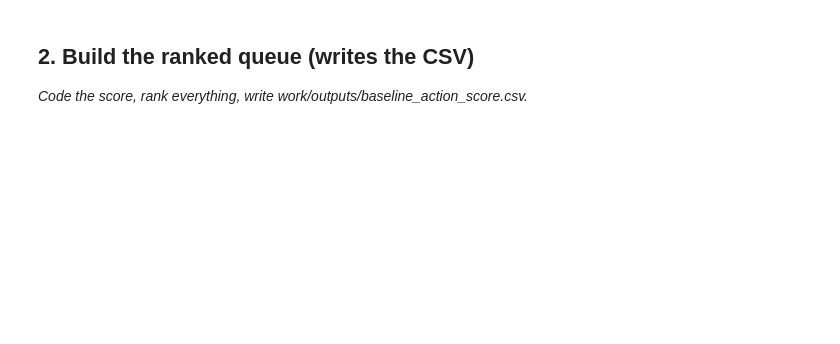
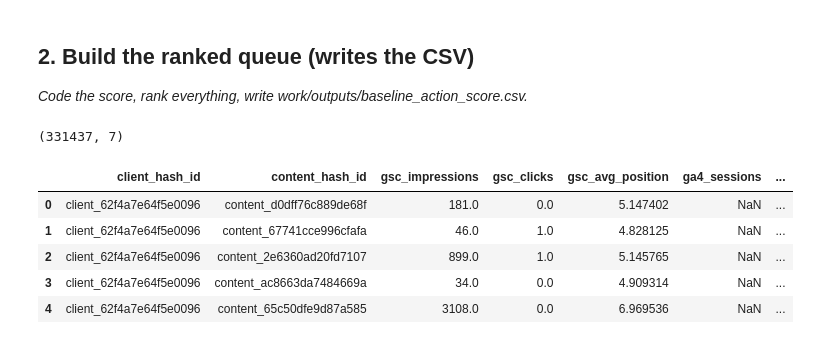
Before and after one commit to MariamMohamed06/flyrank-ml-week1, a Jupyter notebook: work/notebooks/w04_baseline_score.ipynb, the cells around one changed output. Saved outputs shown, nothing was run; the diff lists cells and outputs as text; code cells hidden in the pictures; blank space fills up the shorter version.

```diff
--- a/work/notebooks/w04_baseline_score.ipynb
+++ b/work/notebooks/w04_baseline_score.ipynb
@@ -17,3 +38,46 @@ This skeleton is yours to fill. Work the sections **in order** — each one has
 ## 2. Build the ranked queue (writes the CSV)
 
 *Code the score, rank everything, write work/outputs/baseline_action_score.csv.*
+# %%
+import duckdb
+from google.colab import userdata
+import os
+
+os.environ["HF_TOKEN"] = userdata.get("HF_TOKEN")
+
+con = duckdb.connect()
+
+con.execute("""
+CREATE SECRET hf_token (
+    TYPE HUGGINGFACE,
+    PROVIDER credential_chain
+)
+""")
+
+features_honest = con.sql("""
+SELECT
+    client_hash_id,
+    content_hash_id,
+    SUM(gsc_impressions) AS gsc_impressions,
+    SUM(gsc_clicks) AS gsc_clicks,
+    AVG(gsc_avg_position) AS gsc_avg_position,
+    SUM(ga4_sessions) AS ga4_sessions,
+    SUM(scroll_events) AS scroll_events
+FROM read_parquet(
+    'hf://datasets/FlyRank/internship-warehouse/fact_content_daily_performance/month=2026-03/*.parquet'
+)
+GROUP BY
+    client_hash_id,
+    content_hash_id
+""").df()
+
+print(features_honest.shape)
+features_honest.head()
+# %% [output]
+(331437, 7)
+|  | client_hash_id | content_hash_id | gsc_impressions | gsc_clicks | gsc_avg_position | ga4_sessions | ... |
+| 0 | client_62f4a7e64f5e0096 | content_d0dff76c889de68f | 181.0 | 0.0 | 5.147402 | NaN | ... |
+| 1 | client_62f4a7e64f5e0096 | content_67741cce996cfafa | 46.0 | 1.0 | 4.828125 | NaN | ... |
+| 2 | client_62f4a7e64f5e0096 | content_2e6360ad20fd7107 | 899.0 | 1.0 | 5.145765 | NaN | ... |
+| 3 | client_62f4a7e64f5e0096 | content_ac8663da7484669a | 34.0 | 0.0 | 4.909314 | NaN | ... |
+| 4 | client_62f4a7e64f5e0096 | content_65c50dfe9d87a585 | 3108.0 | 0.0 | 6.969536 | NaN | ... |
```
Also changed, not shown: parts of 12 cells of this notebook.
